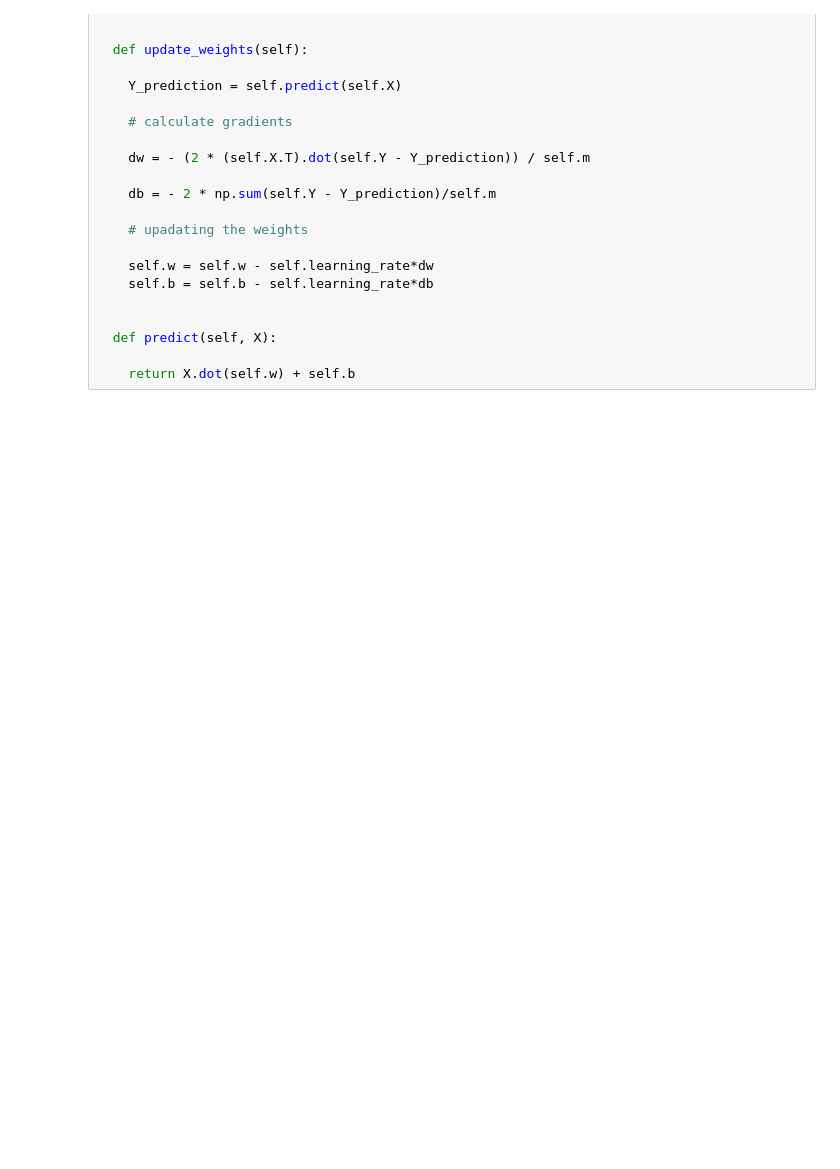
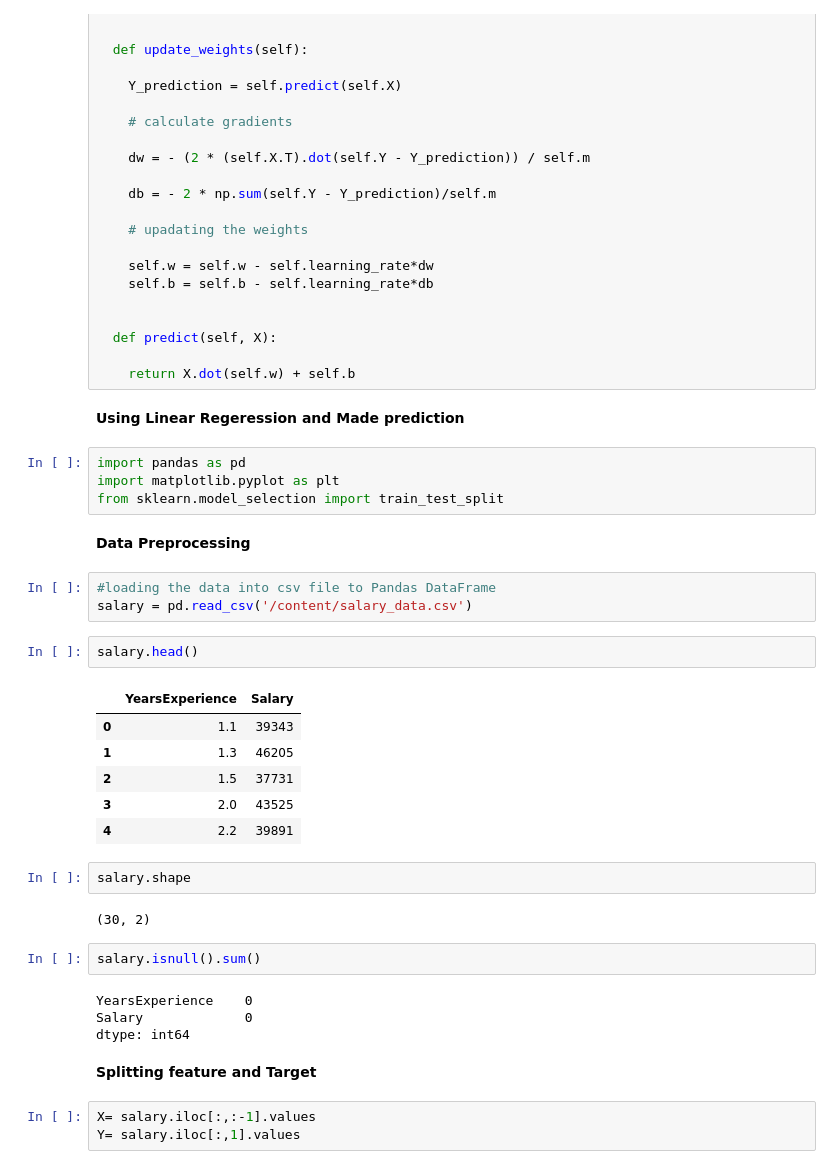
Before and after one commit to Vigneshprabhu078/Machine-Learning-Models, a Jupyter notebook: Linear_Regression_Model_Building.ipynb, the cells around one changed output. Saved outputs shown, nothing was run; the diff lists cells and outputs as text; blank space fills up the shorter version.

```diff
--- a/Linear_Regression_Model_Building.ipynb
+++ b/Linear_Regression_Model_Building.ipynb
@@ -83,3 +83,38 @@ class LinearRegression():
   def predict(self, X):
 
     return X.dot(self.w) + self.b
+# %% [markdown]
+**Using Linear Regeression and Made prediction**
+# %%
+import pandas as pd
+import matplotlib.pyplot as plt
+from sklearn.model_selection import train_test_split
+# %% [markdown]
+**Data Preprocessing**
+# %%
+#loading the data into csv file to Pandas DataFrame
+salary = pd.read_csv('/content/salary_data.csv')
+# %%
+salary.head()
+# %% [output]
+|  | YearsExperience | Salary |
+| 0 | 1.1 | 39343 |
+| 1 | 1.3 | 46205 |
+| 2 | 1.5 | 37731 |
+| 3 | 2.0 | 43525 |
+| 4 | 2.2 | 39891 |
+# %%
+salary.shape
+# %% [output]
+(30, 2)
+# %%
+salary.isnull().sum()
+# %% [output]
+YearsExperience    0
+Salary             0
+dtype: int64
+# %% [markdown]
+**Splitting feature and Target**
+# %%
+X= salary.iloc[:,:-1].values
+Y= salary.iloc[:,1].values
```
Also changed, not shown: parts of 12 cells of this notebook.
